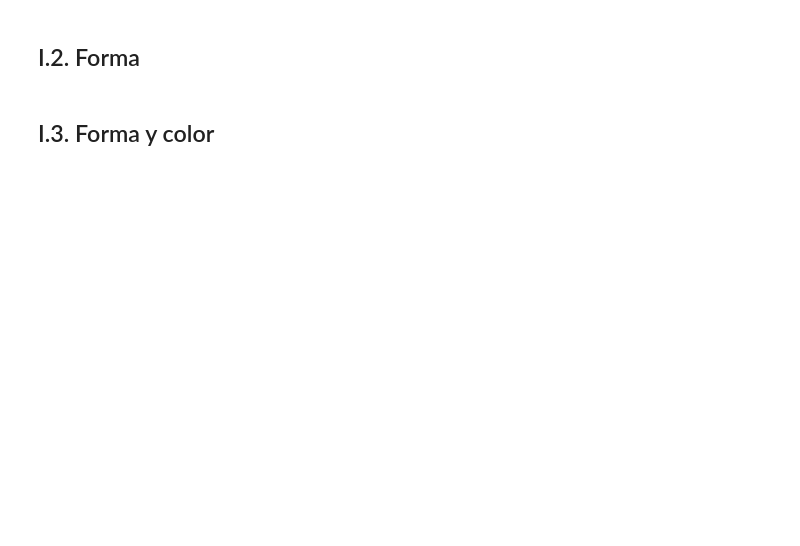
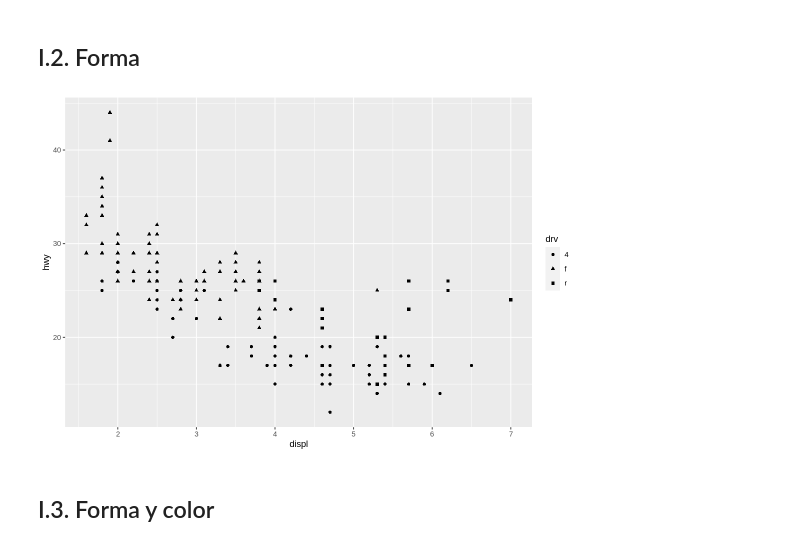
Before and after one commit to HaroldConley/diplomado_BD, a Jupyter notebook: Clase4/02_Visualizaciones_ggplot.ipynb, the cells around one changed output. Saved outputs shown, nothing was run; the diff lists cells and outputs as text; code cells hidden in the pictures; blank space fills up the shorter version.

```diff
--- a/Clase4/02_Visualizaciones_ggplot.ipynb
+++ b/Clase4/02_Visualizaciones_ggplot.ipynb
@@ -61,6 +95,11 @@ El color está dado por la variable categórica class (notar que es lo mismo si
 ## I.2. Forma
 # %%
 ## Forma (shape) según "drv"
+ggplot(mpg) +
+    aes(x = displ, y = hwy, shape = drv) +
+    geom_point()
+# %% [output]
+[figure, added]
 # %% [markdown]
 ## I.3. Forma y color
 # %%
```
Also changed, not shown: parts of 11 cells of this notebook.
